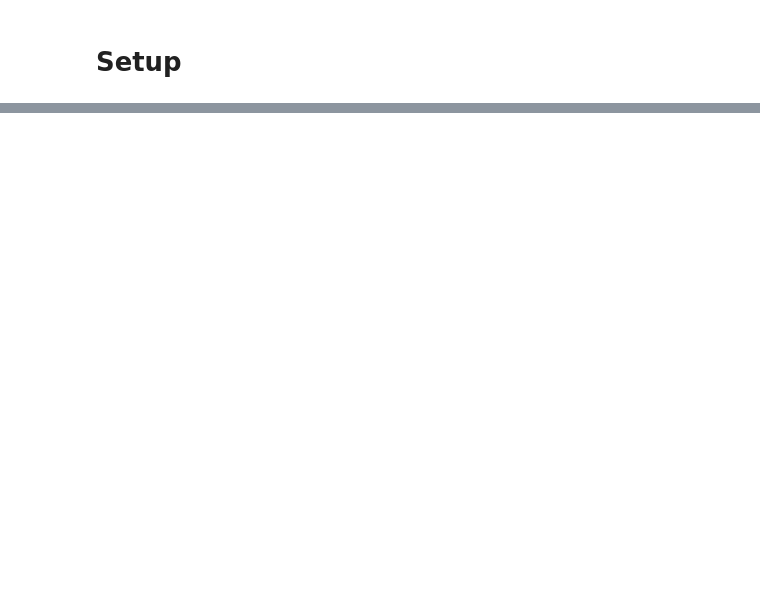
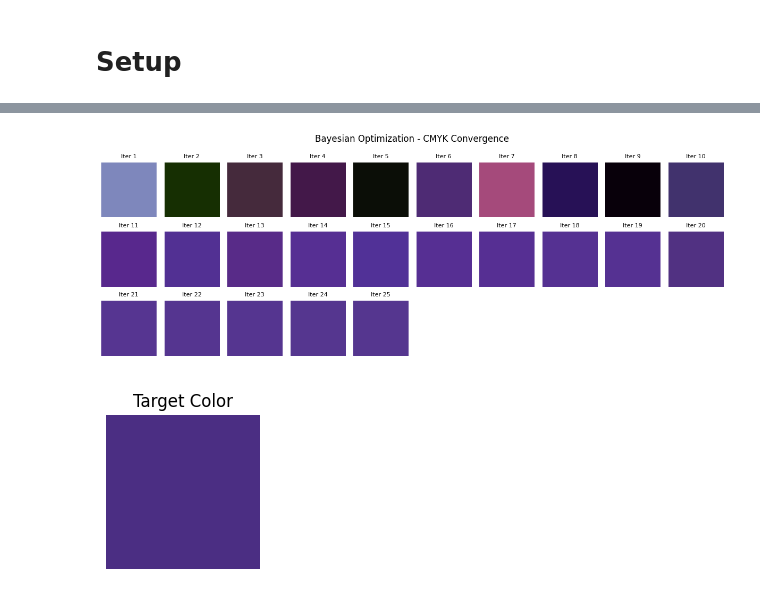
Before and after one commit to nrhemanth/mara-ref, a Jupyter notebook: BO/BO_scripts/03_bayesian_optimization.ipynb, the cells around one changed output, grey strips where cells are left out. Saved outputs shown, nothing was run; the diff lists cells and outputs as text; code cells hidden in the pictures; blank space fills up the shorter version.

```diff
--- a/BO/BO_scripts/03_bayesian_optimization.ipynb
+++ b/BO/BO_scripts/03_bayesian_optimization.ipynb
@@ -319,0 +276,51 @@ Optimal RGB: [ 79.24368042  44.8806695  134.63636009], Optimal Value: 0.0224
+# %%
+def CMYK_to_RGB(cmyk):
+    """Convert CMYK to RGB using the standard formula."""
+    C, M, Y, K = cmyk
+    R = (1 - C) * (1 - K)
+    G = (1 - M) * (1 - K)
+    B = (1 - Y) * (1 - K)
+    return np.array([R, G, B])
+
+def visualize_iterations(train_x, target_rgb, colors_per_row=10):
+    """
+    Visualizes the colors chosen at each iteration in a grid layout.
+    If there are more than `colors_per_row` samples, it creates multiple rows.
+    """
+    num_samples = train_x.shape[0]
+
+    # Convert CMYK to RGB for visualization
+    rgb_colors = np.array([CMYK_to_RGB(cmyk) for cmyk in train_x.numpy()])
+
+    # Determine grid layout
+    n_rows = (num_samples + colors_per_row - 1) // colors_per_row  # Round up
+
+    fig, axes = plt.subplots(n_rows, colors_per_row, figsize=(12, n_rows * 1.5))
+    axes = axes.flatten()  # Flatten for easier iteration
+
+    for i in range(num_samples):
+        ax = axes[i]
+        ax.imshow([[rgb_colors[i]]], extent=[0, 1, 0, 1])
+        ax.axis("off")
+        ax.set_title(f"Iter {i+1}", fontsize=8)
+
+    # Hide unused subplots (if any)
+    for j in range(num_samples, len(axes)):
+        axes[j].axis("off")
+
+    plt.suptitle("Bayesian Optimization - CMYK Convergence", fontsize=12)
+    plt.tight_layout()
+    plt.show()
+
+    # Show the target color for reference
+    plt.figure(figsize=(2, 2))
+    plt.imshow([[target_rgb]], extent=[0, 1, 0, 1])
+    plt.axis("off")
+    plt.title("Target Color", fontsize=12)
+    plt.show()
+
+# Call the visualization function after running BO
+visualize_iterations(train_x, target_rgb, colors_per_row=10)
+# %% [output]
+[figure, added]
+[figure, added]
```
Also changed, not shown: parts of 19 cells of this notebook, 10 other files.
